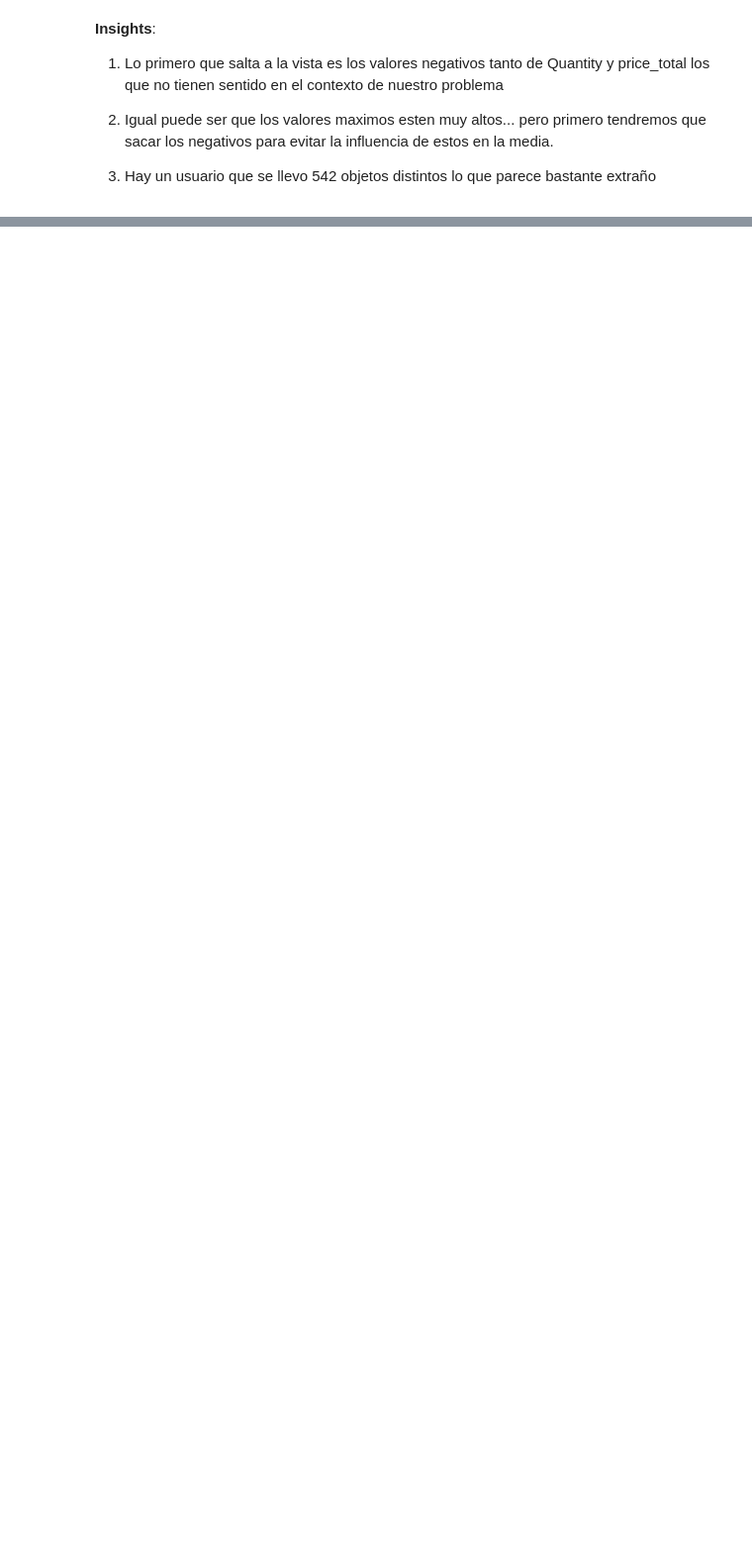
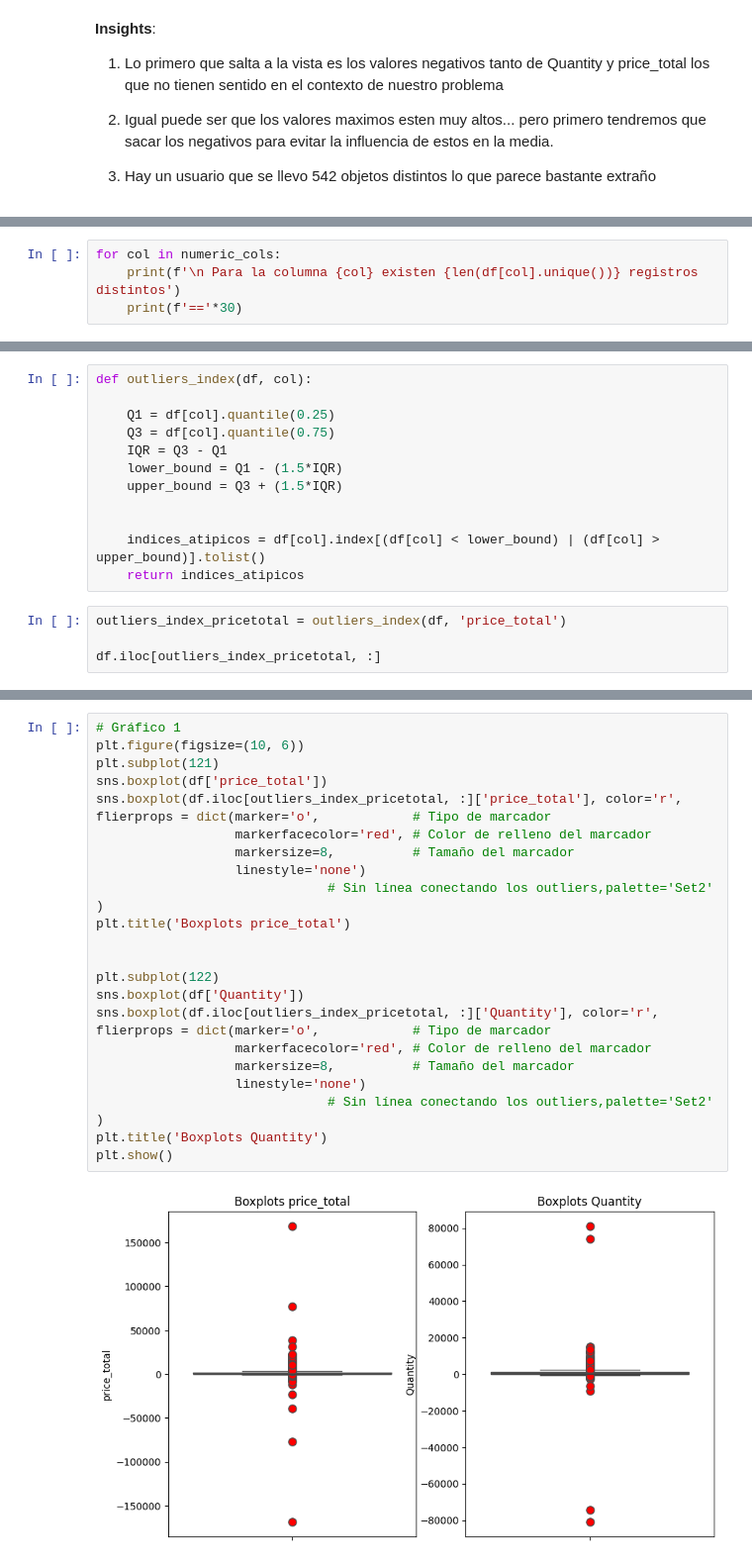
Before and after one commit to LLAES07/Segmentacion_clientes, a Jupyter notebook: notebook/1_EDA.ipynb, the cells around one changed output, grey strips where cells are left out. Shown at 99% size. Drawn from its saved outputs; the diff is of its cells as text; blank space fills up the shorter version.

```diff
--- a/notebook/1_EDA.ipynb
+++ b/notebook/1_EDA.ipynb
@@ -117,0 +112,4 @@ plt.show()
+# %%
+for col in numeric_cols:
+    print(f'\n Para la columna {col} existen {len(df[col].unique())} registros distintos')
+    print(f'=='*30)
@@ -117,0 +171,16 @@ plt.show()
+# %%
+def outliers_index(df, col):
+
+    Q1 = df[col].quantile(0.25)
+    Q3 = df[col].quantile(0.75)
+    IQR = Q3 - Q1
+    lower_bound = Q1 - (1.5*IQR)
+    upper_bound = Q3 + (1.5*IQR)
+
+
+    indices_atipicos = df[col].index[(df[col] < lower_bound) | (df[col] > upper_bound)].tolist()
+    return indices_atipicos
+# %%
+outliers_index_pricetotal = outliers_index(df, 'price_total')
+
+df.iloc[outliers_index_pricetotal, :]
@@ -117,0 +219,26 @@ plt.show()
+# %%
+# Gráfico 1
+plt.figure(figsize=(10, 6))
+plt.subplot(121)
+sns.boxplot(df['price_total'])
+sns.boxplot(df.iloc[outliers_index_pricetotal, :]['price_total'], color='r', flierprops = dict(marker='o',            # Tipo de marcador
+                  markerfacecolor='red', # Color de relleno del marcador
+                  markersize=8,          # Tamaño del marcador
+                  linestyle='none')
+                              # Sin línea conectando los outliers,palette='Set2'
+)
+plt.title('Boxplots price_total')
+
+
+plt.subplot(122)
+sns.boxplot(df['Quantity'])
+sns.boxplot(df.iloc[outliers_index_pricetotal, :]['Quantity'], color='r', flierprops = dict(marker='o',            # Tipo de marcador
+                  markerfacecolor='red', # Color de relleno del marcador
+                  markersize=8,          # Tamaño del marcador
+                  linestyle='none')
+                              # Sin línea conectando los outliers,palette='Set2'
+)
+plt.title('Boxplots Quantity')
+plt.show()
+# %% [output]
+[figure, added]
```
Also changed, not shown: parts of 32 cells of this notebook.
